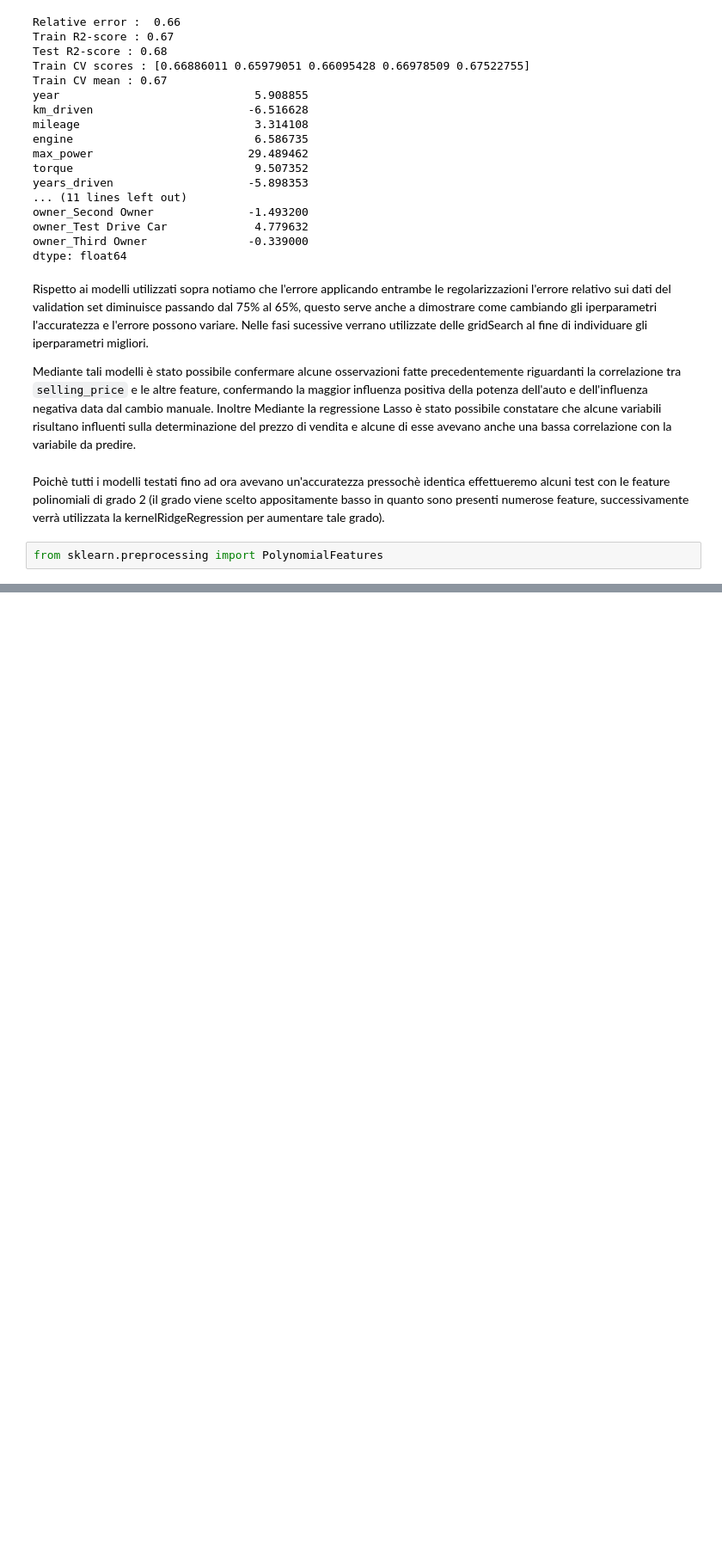
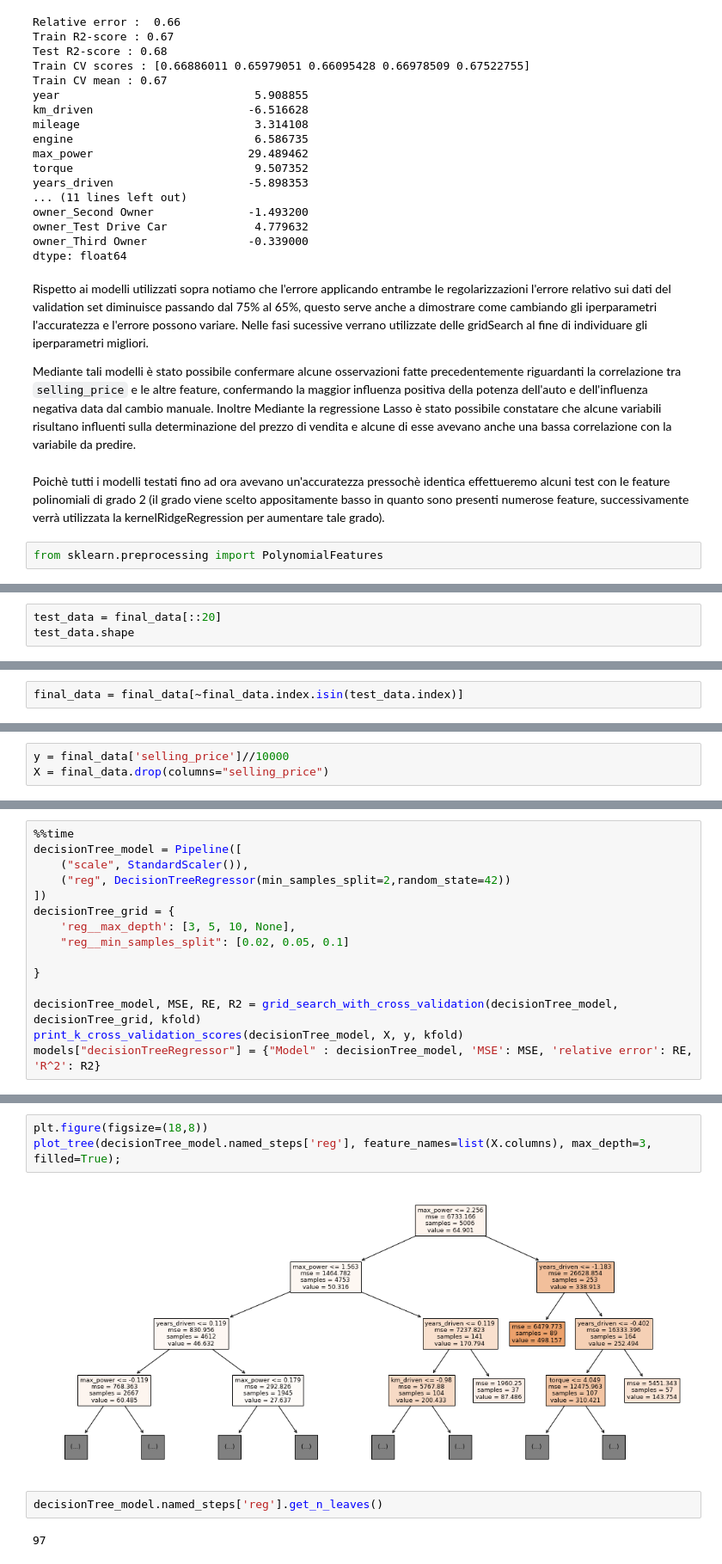
Before and after one commit to MariaMengozzi/esameDI, a Jupyter notebook: Progetto_esame_DI.ipynb, the cells around one changed output, grey strips where cells are left out. Shown at 86% size. Cells and saved outputs as stored; diff of their text form; blank space fills up the shorter version.

```diff
--- a/Progetto_esame_DI.ipynb
+++ b/Progetto_esame_DI.ipynb
@@ -907,0 +1028,3 @@ Come detto precedentemente il numero di feature aumenta considerevolmente, si pa
+# %%
+test_data = final_data[::20]
+test_data.shape
@@ -907,0 +1033,2 @@ Come detto precedentemente il numero di feature aumenta considerevolmente, si pa
+# %%
+final_data = final_data[~final_data.index.isin(test_data.index)]
@@ -907,0 +1041,3 @@ Come detto precedentemente il numero di feature aumenta considerevolmente, si pa
+# %%
+y = final_data['selling_price']//10000
+X = final_data.drop(columns="selling_price")
@@ -907,0 +1351,15 @@ Come detto precedentemente il numero di feature aumenta considerevolmente, si pa
+# %%
+%%time
+decisionTree_model = Pipeline([
+    ("scale", StandardScaler()),
+    ("reg", DecisionTreeRegressor(min_samples_split=2,random_state=42))
+])
+decisionTree_grid = {
+    'reg__max_depth': [3, 5, 10, None],
+    "reg__min_samples_split": [0.02, 0.05, 0.1]
+
+}
+
+decisionTree_model, MSE, RE, R2 = grid_search_with_cross_validation(decisionTree_model, decisionTree_grid, kfold)
+print_k_cross_validation_scores(decisionTree_model, X, y, kfold)
+models["decisionTreeRegressor"] = {"Model" : decisionTree_model, 'MSE': MSE, 'relative error': RE, 'R^2': R2}
@@ -907,0 +1384,9 @@ Come detto precedentemente il numero di feature aumenta considerevolmente, si pa
+# %%
+plt.figure(figsize=(18,8))
+plot_tree(decisionTree_model.named_steps['reg'], feature_names=list(X.columns), max_depth=3, filled=True);
+# %% [output]
+[figure, added]
+# %%
+decisionTree_model.named_steps['reg'].get_n_leaves()
+# %% [output]
+97
```
Also changed, not shown: parts of 68 cells of this notebook.
